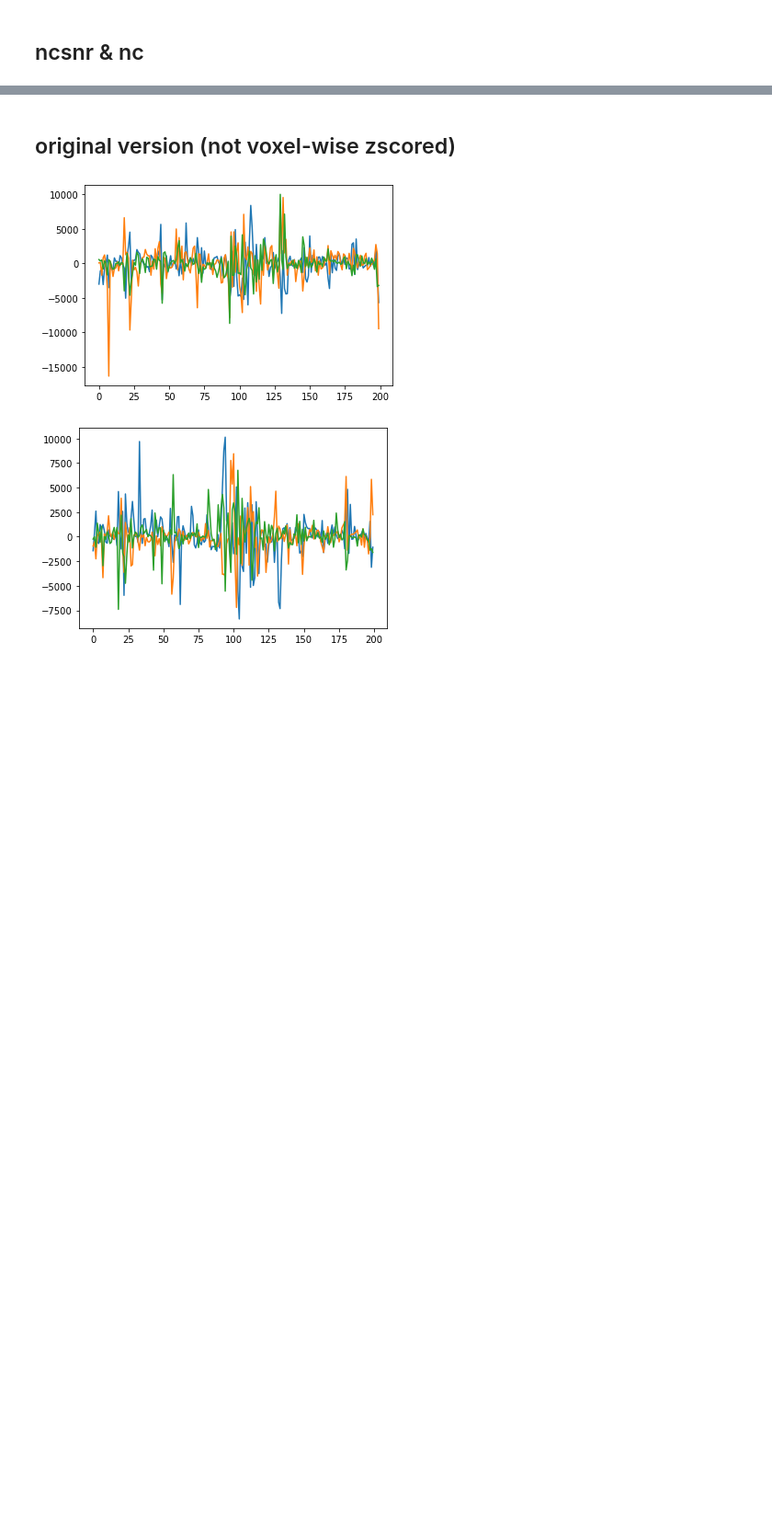
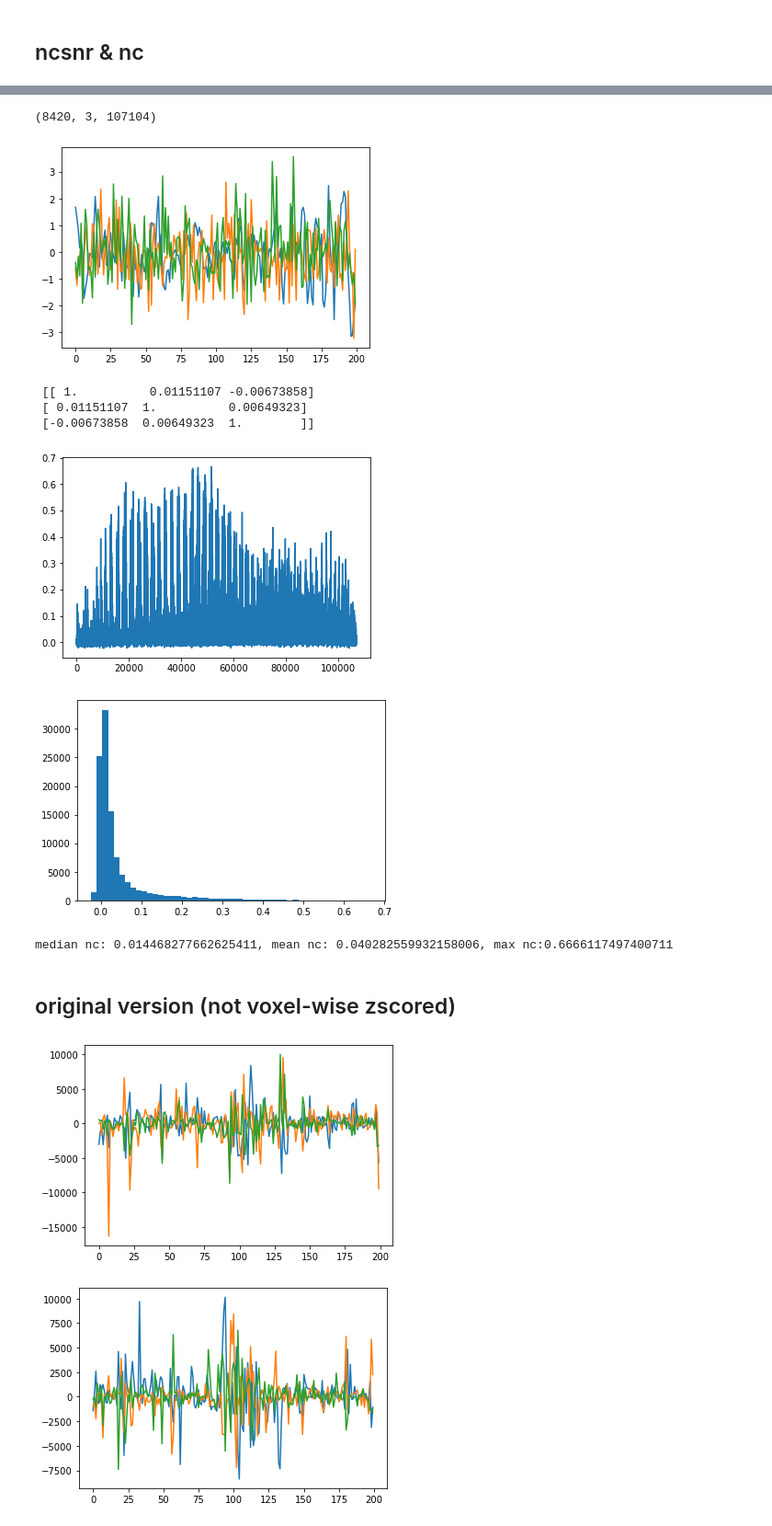
Before and after one commit to sklin93/nsd, a Jupyter notebook: NSD.ipynb, the cells around one changed output, grey strips where cells are left out. Shown at 92% size. Saved outputs shown, nothing was run; the diff lists cells and outputs as text; code cells hidden in the pictures; blank space fills up the shorter version.

Commit message:
add another nc calculation from inter-individual DIR paper

```diff
--- a/NSD.ipynb
+++ b/NSD.ipynb
@@ -267,6 +267,7 @@ official matlab [code](https://github.com/cvnlab/nsddatapaper/blob/a951ce8568e26
 # %%
 from scipy.stats import zscore
 zscored_dir = ROI_VOX+'_zscored'
+n = 3 # repetition
 # %%
 '''One-time: z-score each voxel within each session--> (on visual cortex voxels)'''
 
@@ -332,12 +311,2 @@ for k, v in list(sig.items())[:5]:
 # %% [markdown]
 ## ncsnr & nc
-# %%
-_fmri_var = []
-for k, v in tqdm(sig.items()):
-    if len(v) != 3:
-        continue
-    _fmri_var.append(np.var(v, 0, ddof=1))
-print(len(_fmri_var))
-noise_std = np.sqrt(np.stack(_fmri_var).mean(0)) # for every voxel, shape is (voxel_num,) 107104,
-print(noise_std)
-noise_std.mean()
@@ -378,0 +358,7 @@ np.median(nc)
+# %%
+''' nc for images, method from inter individual-DIR paper'''
+for k, v in list(sig.items())[:5]:
+    if len(v) != n:
+        continue
+    print(np.corrcoef(v))
+    print(v.shape, (np.corrcoef(v).sum() - n) / (n**2 - n), '\n')
@@ -379,3 +383,42 @@ np.median(nc)
+# %%
+'''nc for voxels, method from inter individual-DIR paper'''
+vox_nc = []
+num_vox = sig[829].shape[1]
+_sig = []
+for k, v in tqdm(sig.items()):
+    if len(v) == n:
+        _sig.append(v)
+_sig = np.stack(_sig) # (num_img, repitition, num_vox)
+print(_sig.shape)
+
+''' visualize... n=4 repetitions for img_num_viz images'''
+vox = 2500
+img_num_viz = 200
+for i in range(n):
+    plt.plot(_sig[:img_num_viz, i, vox])
+plt.show()
+print('\n', np.corrcoef(_sig[...,vox], rowvar=False))
+
+for i in tqdm(range(num_vox)):
+    vox_cov = np.corrcoef(_sig[..., i], rowvar=False)
+    vox_nc.append((vox_cov.sum() - n) / (n**2 - n))
+
+vox_nc = np.asarray(vox_nc)
+plt.plot(vox_nc)
+plt.show()
+plt.hist(vox_nc, bins=50)
+plt.show()
+print(f'median nc: {np.median(vox_nc)}, mean nc: {vox_nc.mean()}',
+      f'max nc: {max(vox_nc)}')
+# %% [output]
+(8420, 3, 107104)
+[figure, added]
+ [[ 1.          0.01151107 -0.00673858]
+ [ 0.01151107  1.          0.00649323]
+ [-0.00673858  0.00649323  1.        ]]
+[figure, added]
+[figure, added]
+median nc: 0.014468277662625411, mean nc: 0.040282559932158006, max nc:0.6666117497400711
 # %% [markdown]
 ## original version (not voxel-wise zscored)
 # %%
```
Also changed, not shown: parts of 8 cells of this notebook, 1 other file.
